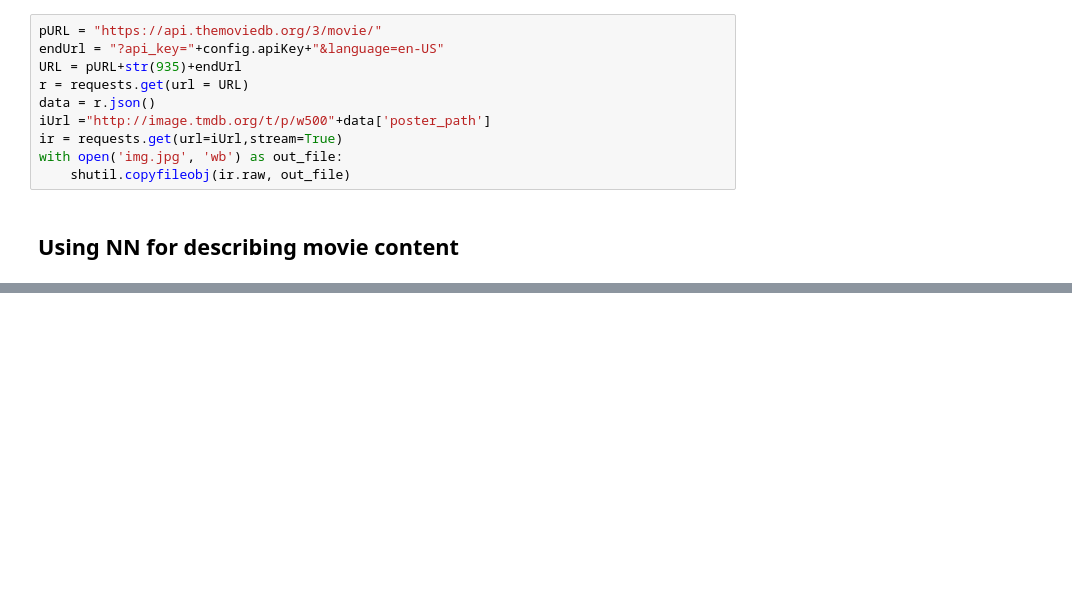
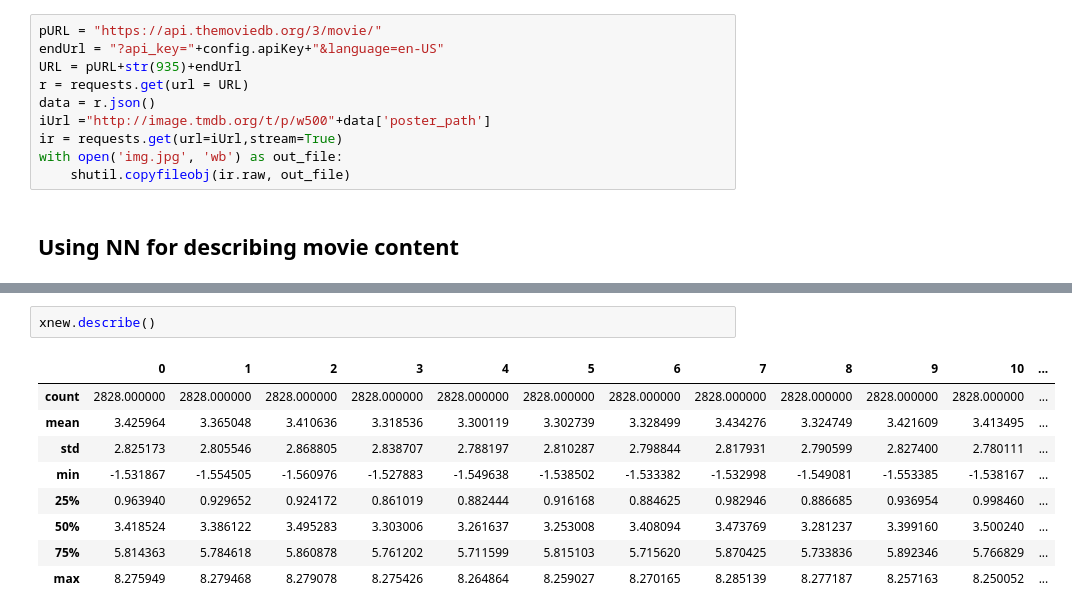
Before and after one commit to abhirockraj/MovieRecommender, a Jupyter notebook: MovieRecomenderCollabortingFilter.ipynb, the cells around one changed output, grey strips where cells are left out. Cells and saved outputs as stored; diff of their text form; blank space fills up the shorter version.

```diff
--- a/MovieRecomenderCollabortingFilter.ipynb
+++ b/MovieRecomenderCollabortingFilter.ipynb
@@ -240,0 +348,12 @@ with open('img.jpg', 'wb') as out_file:
+# %%
+xnew.describe()
+# %% [output]
+|  | 0 | 1 | 2 | 3 | 4 | 5 | 6 | 7 | 8 | 9 | 10 | ... |
+| count | 2828.000000 | 2828.000000 | 2828.000000 | 2828.000000 | 2828.000000 | 2828.000000 | 2828.000000 | 2828.000000 | 2828.000000 | 2828.000000 | 2828.000000 | ... |
+| mean | 3.425964 | 3.365048 | 3.410636 | 3.318536 | 3.300119 | 3.302739 | 3.328499 | 3.434276 | 3.324749 | 3.421609 | 3.413495 | ... |
+| std | 2.825173 | 2.805546 | 2.868805 | 2.838707 | 2.788197 | 2.810287 | 2.798844 | 2.817931 | 2.790599 | 2.827400 | 2.780111 | ... |
+| min | -1.531867 | -1.554505 | -1.560976 | -1.527883 | -1.549638 | -1.538502 | -1.533382 | -1.532998 | -1.549081 | -1.553385 | -1.538167 | ... |
+| 25% | 0.963940 | 0.929652 | 0.924172 | 0.861019 | 0.882444 | 0.916168 | 0.884625 | 0.982946 | 0.886685 | 0.936954 | 0.998460 | ... |
+| 50% | 3.418524 | 3.386122 | 3.495283 | 3.303006 | 3.261637 | 3.253008 | 3.408094 | 3.473769 | 3.281237 | 3.399160 | 3.500240 | ... |
+| 75% | 5.814363 | 5.784618 | 5.860878 | 5.761202 | 5.711599 | 5.815103 | 5.715620 | 5.870425 | 5.733836 | 5.892346 | 5.766829 | ... |
+| max | 8.275949 | 8.279468 | 8.279078 | 8.275426 | 8.264864 | 8.259027 | 8.270165 | 8.285139 | 8.277187 | 8.257163 | 8.250052 | ... |
```
Also changed, not shown: parts of 29 cells of this notebook.
